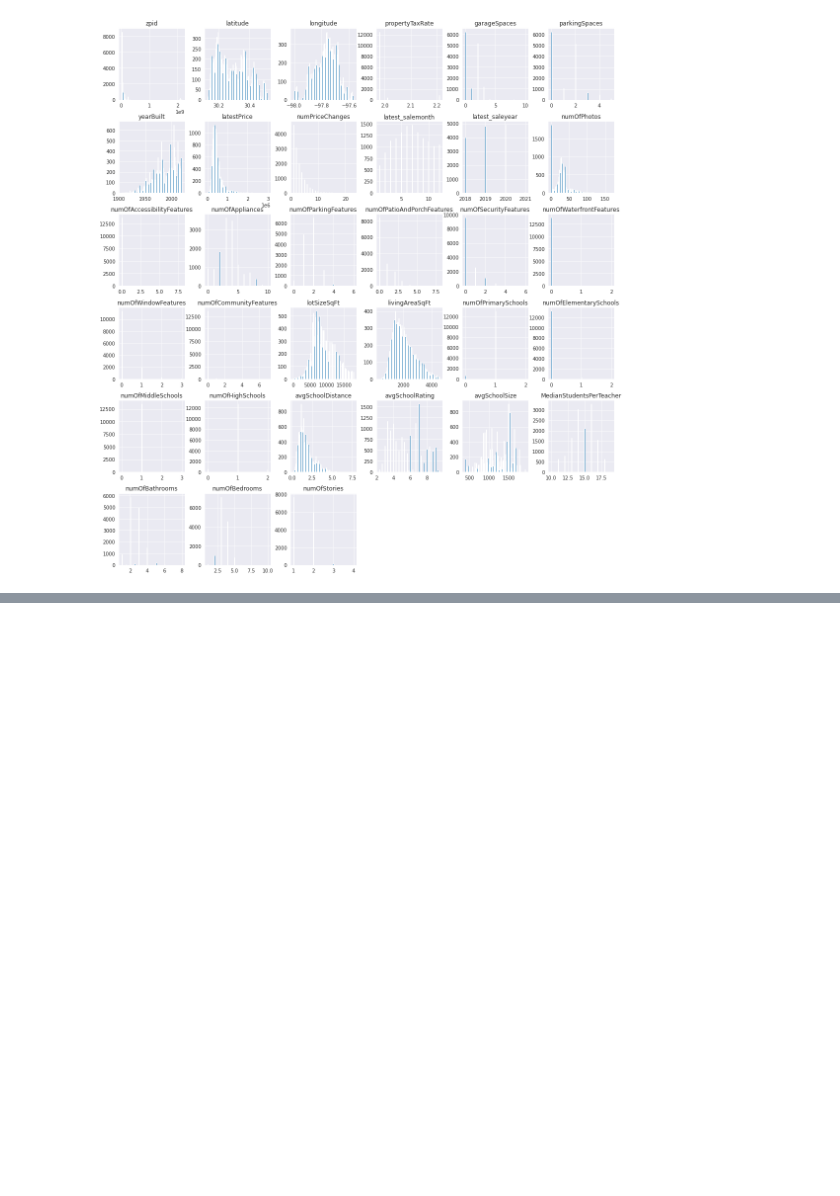
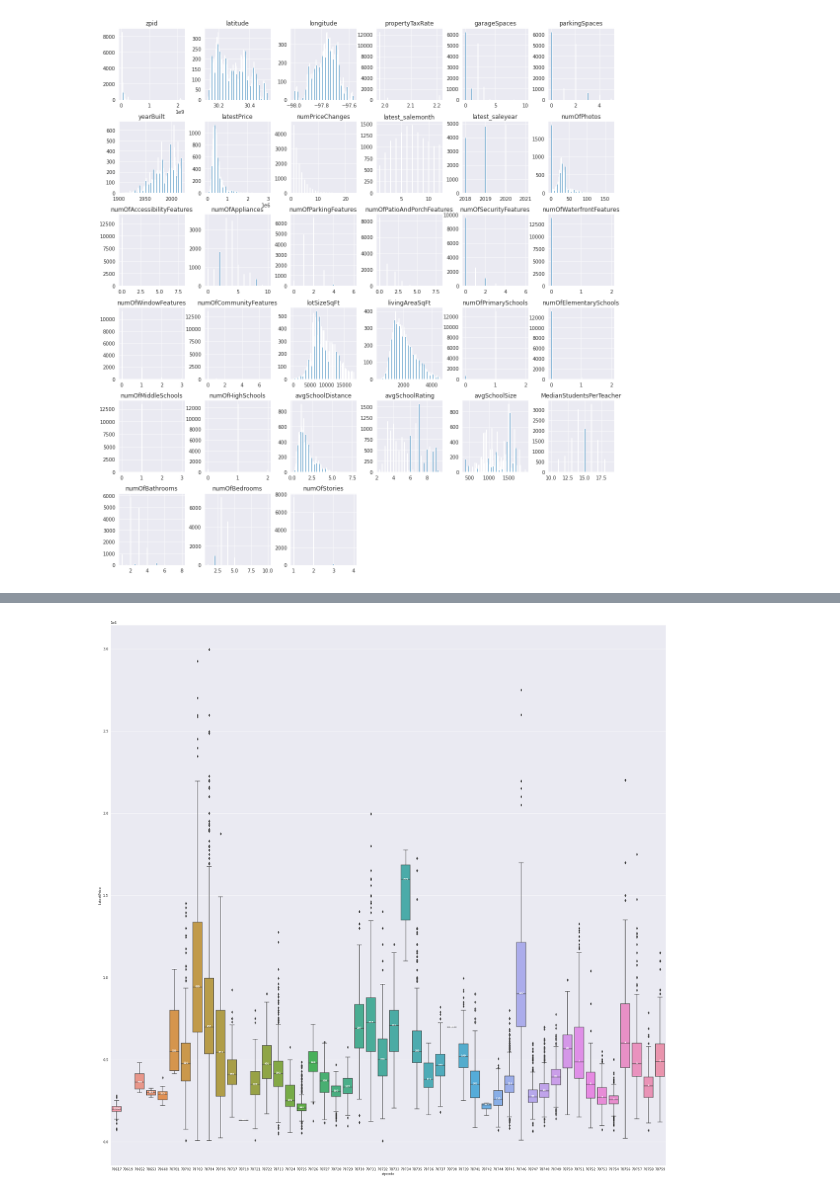
Before and after one commit to RamrayWong/atx-housing, a Jupyter notebook: austin_housing.ipynb, the cells around one changed output, grey strips where cells are left out. Saved outputs shown, nothing was run; the diff lists cells and outputs as text; code cells hidden in the pictures; blank space fills up the shorter version.

```diff
--- a/austin_housing.ipynb
+++ b/austin_housing.ipynb
@@ -323,0 +352,12 @@ array([[<matplotlib.axes._subplots.AxesSubplot object at 0x...>,
+# %%
+plt.figure(figsize=(30,30))
+ax = sns.boxplot(data=data, x="zipcode", y="latestPrice")
+medians = data.groupby(['zipcode'])['latestPrice'].median().values
+
+nobs = data['zipcode'].value_counts().values
+nobs = [str(x) for x in nobs.tolist()]
+
+pos = range(len(nobs))
+for tick, label in zip(pos, ax.get_xticklabels()):
+    ax.text(pos[tick], medians[tick], nobs[tick], horizontalalignment='center', size='x-small', color='w', weight='semibold')
+# %% [output]
@@ -323,0 +367 @@ array([[<matplotlib.axes._subplots.AxesSubplot object at 0x...>,
+[figure, added]
```
Also changed, not shown: parts of 15 cells of this notebook.
